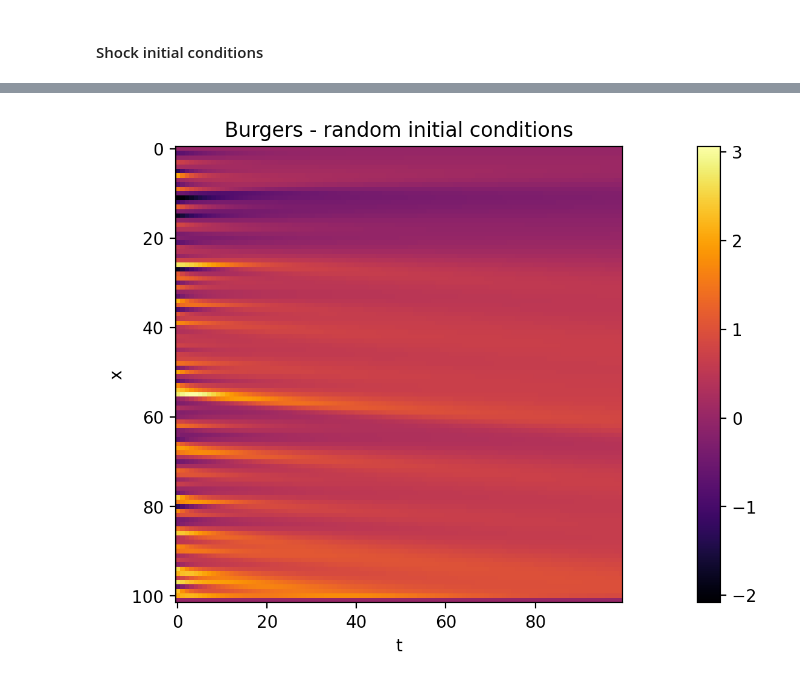
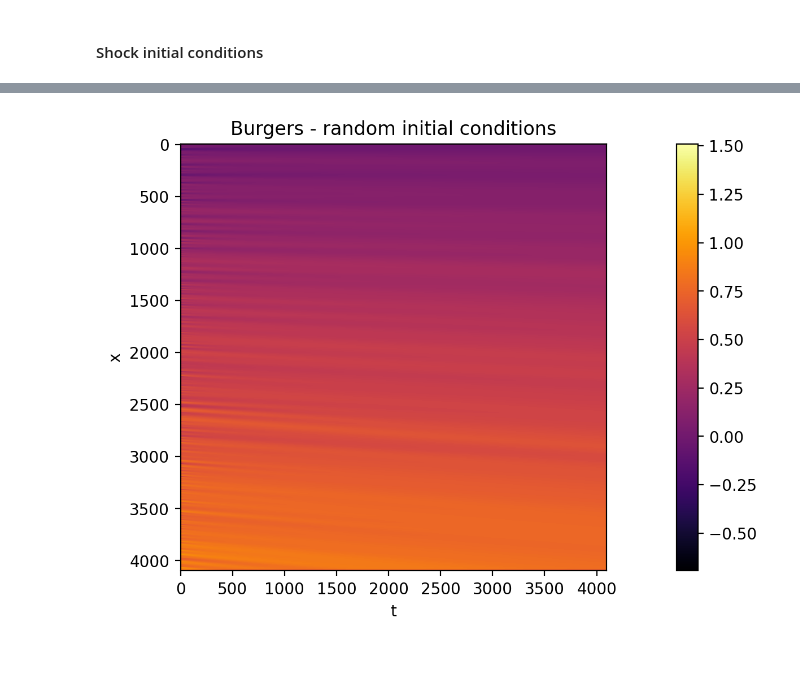
Before and after one commit to vdesgrange/closure-model, a Jupyter notebook: experiments/burgers_equation_analytical_experiments.ipynb, the cells around one changed output, grey strips where cells are left out. Drawn from its saved outputs; the diff is of its cells as text; code cells hidden in the pictures.

Commit message:
Add set of initial conditions and sampling methods.

```diff
--- a/experiments/burgers_equation_analytical_experiments.ipynb
+++ b/experiments/burgers_equation_analytical_experiments.ipynb
@@ -110,7 +122,7 @@ def random_init(t, x):
     Forcing term f = 0
     """
     u = np.zeros((t.shape[0], x.shape[0] + 2))
-    nu = np.random.normal(0, 1, x.shape[0])
+    nu = np.random.normal(0, 0.25, x.shape[0])
     u[0, 1:-1] = np.sin(x) + nu
     u[:, 0] =  0
     u[:, -1] = 0
@@ -192,11 +206,11 @@ def shock_forcing(t, x):
 # %%
-t_n = 100
-x_n = 100
+t_n = 4096
+x_n = 4096
 x_min = 0.
-x_max = 1.
+x_max = 1.0
 t_min = 0.
 t_max = 0.2
-nu = 0.003
+nu = 0.0003
 t = np.linspace(t_min, t_max, t_n)
 x = np.linspace(x_min, x_max, x_n)
 # %%
@@ -217,6 +230,6 @@ simple_plotter(u_df, 'u(t, x)')
 # %%
 u0 = random_init(t, x)
 u_df = get_burgers_fd(t_max, t_min, x_max, x_min, t_n, x_n, nu, u0)
-show_state(u_df.T, 'Burgers - random initial conditions', 't', 'x')
+show_state(u_df.T, 'Burgers - random initial conditions', 't', 'x', None)
 # %% [output]
-[figure, old version]
+[figure, new version]
```
Also changed, not shown: parts of 13 cells of this notebook, 2 other files.
